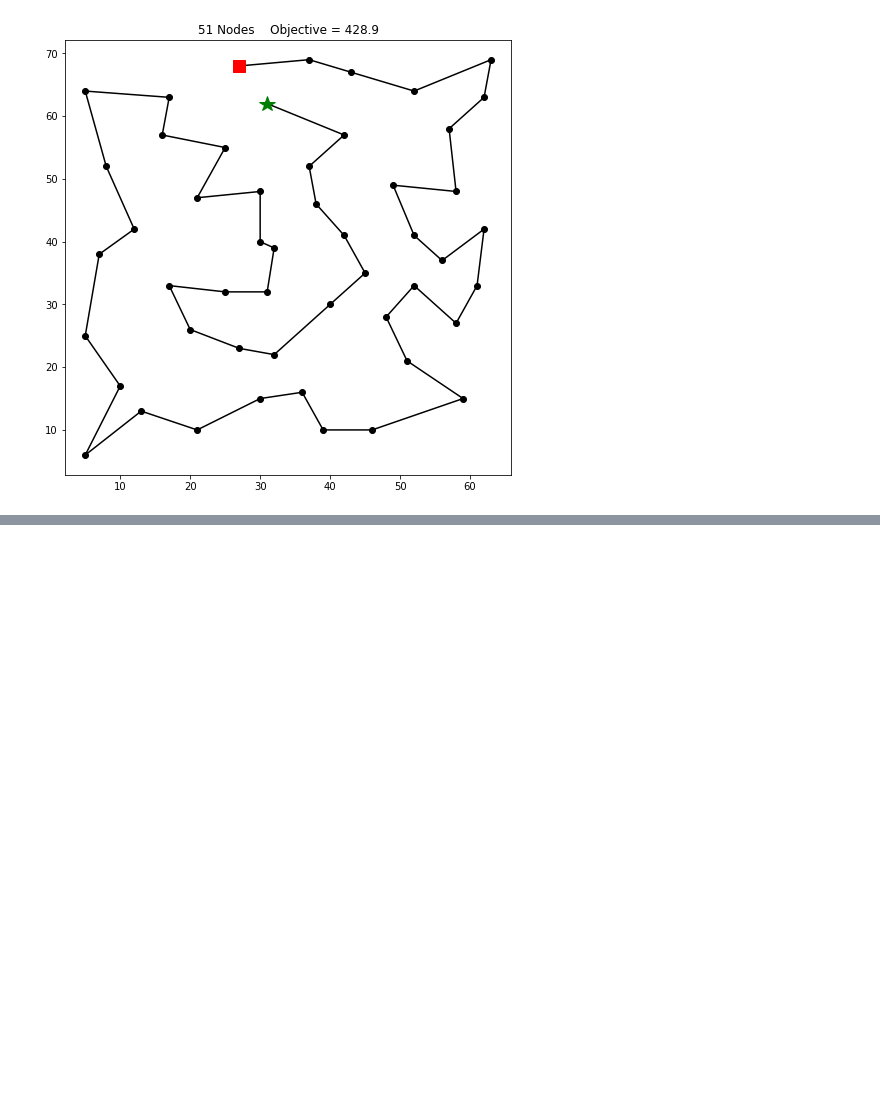
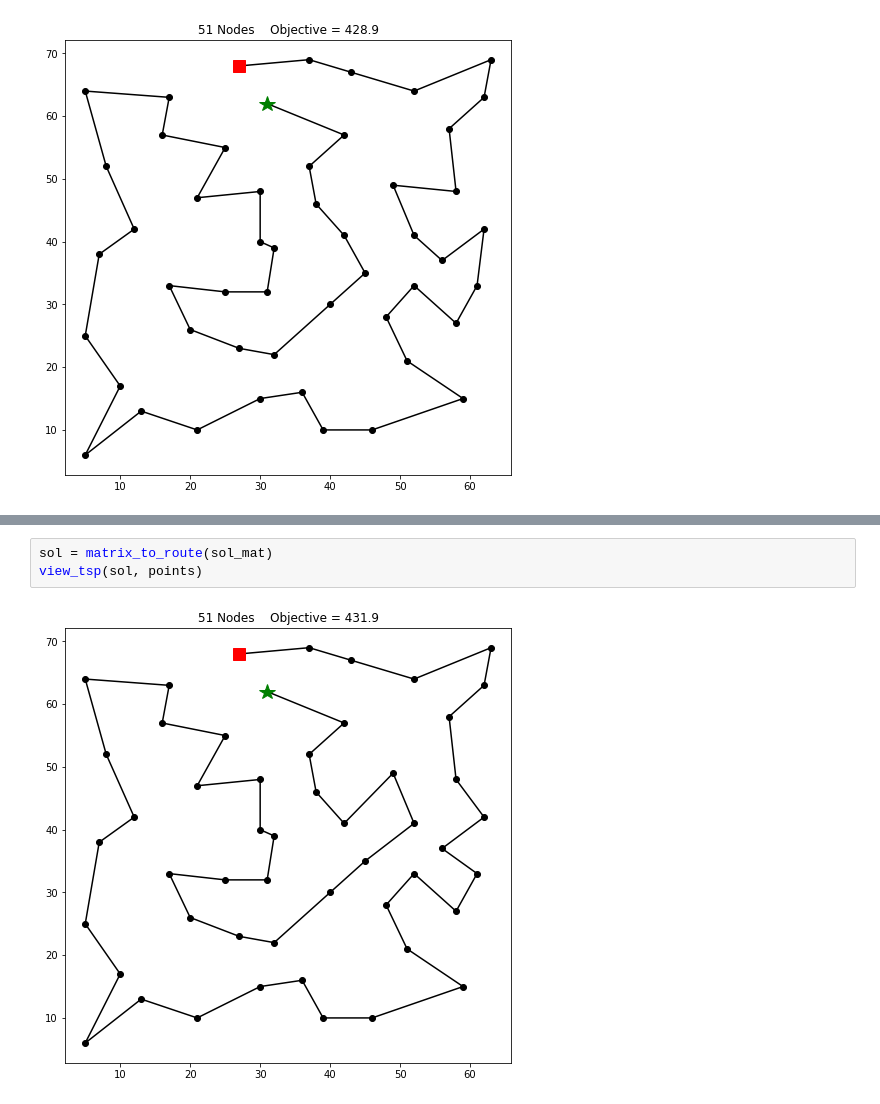
Before and after one commit to pooyad359/discrete-optim, a Jupyter notebook: 4 tsp/TSP.ipynb, the cells around one changed output, grey strips where cells are left out. Saved outputs shown, nothing was run; the diff lists cells and outputs as text; blank space fills up the shorter version.

```diff
--- a/4 tsp/TSP.ipynb
+++ b/4 tsp/TSP.ipynb
@@ -1318,0 +1471,5 @@ f'{np.log(q)=}'
+# %%
+sol = matrix_to_route(sol_mat)
+view_tsp(sol, points)
+# %% [output]
+[figure, added]
```
Also changed, not shown: parts of 34 cells of this notebook, 2 other files.
